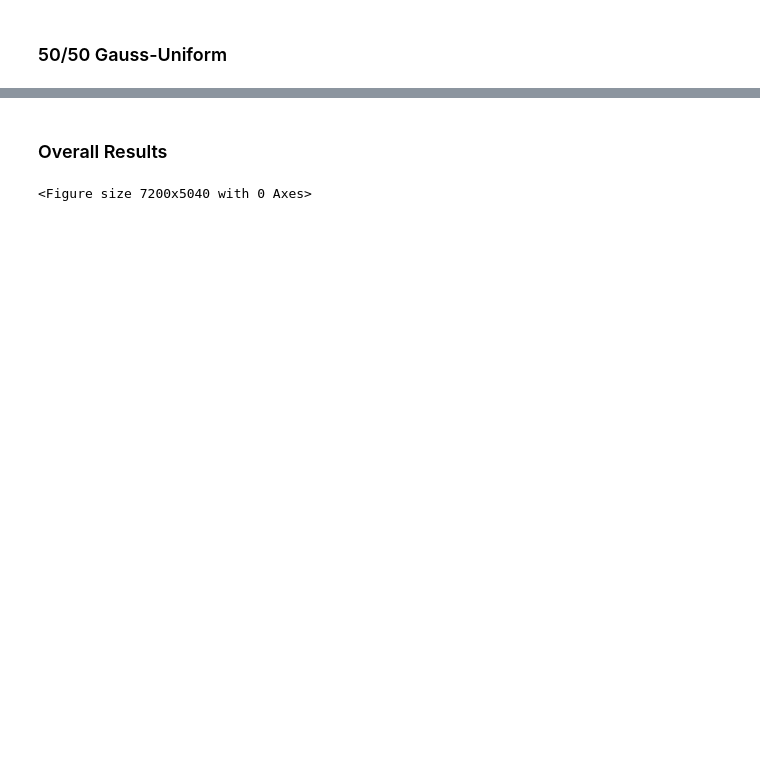
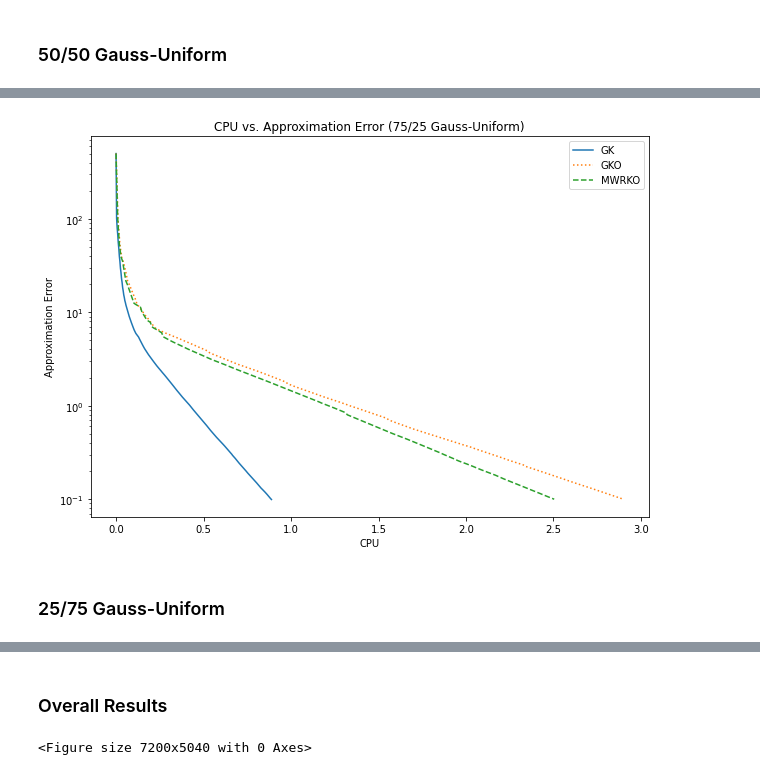
Before and after one commit to emicervantes/gko-23, a Jupyter notebook: scripts/synthetic-exp/synthetic-exp1.ipynb, the cells around one changed output, grey strips where cells are left out. Drawn from its saved outputs; the diff is of its cells as text; code cells hidden in the pictures; blank space fills up the shorter version.

```diff
--- a/scripts/synthetic-exp/synthetic-exp1.ipynb
+++ b/scripts/synthetic-exp/synthetic-exp1.ipynb
@@ -193,0 +217,5 @@ plt.savefig('../../outputs/synthetic-exp/5000x500/cpu/5000-comb-cpu.png')
+# %%
+# cpu data
+gk_cpu_comb2 = gk_stop_cyclic_comb2 - gk_start_cyclic_comb2
+gko_cpu_comb2 = gko_stop_cyclic_comb2 - gko_start_cyclic_comb2
+mwrko_cpu_comb2 = mwrko_stop_cyclic_comb2 - mwrko_start_cyclic_comb2
@@ -193,0 +236,16 @@ plt.savefig('../../outputs/synthetic-exp/5000x500/cpu/5000-comb-cpu.png')
+# %%
+plt.figure(figsize=(10,7))
+
+plt.semilogy(np.linspace(0,gk_cpu_comb2,gk_comb2[0]), gk_comb2[1], linestyle = 'solid', label = 'GK')
+plt.semilogy(np.linspace(0,gko_cpu_comb2,gko_comb2[0]), gko_comb2[1], linestyle = 'dotted', label = 'GKO')
+plt.semilogy(np.linspace(0,mwrko_cpu_comb2,mwrko_comb2[0]), mwrko_comb2[1], linestyle = 'dashed', label = 'MWRKO')
+
+plt.xlabel('CPU')
+plt.ylabel('Approximation Error')
+plt.title('CPU vs. Approximation Error (75/25 Gauss-Uniform)')
+plt.legend()
+plt.savefig('../../outputs/synthetic-exp/5000x500/cpu/5000-comb2-cpu.png')
+# %% [output]
+[figure, added]
+# %% [markdown]
+### 25/75 Gauss-Uniform
```
Also changed, not shown: parts of 20 cells of this notebook, 19 other files.
